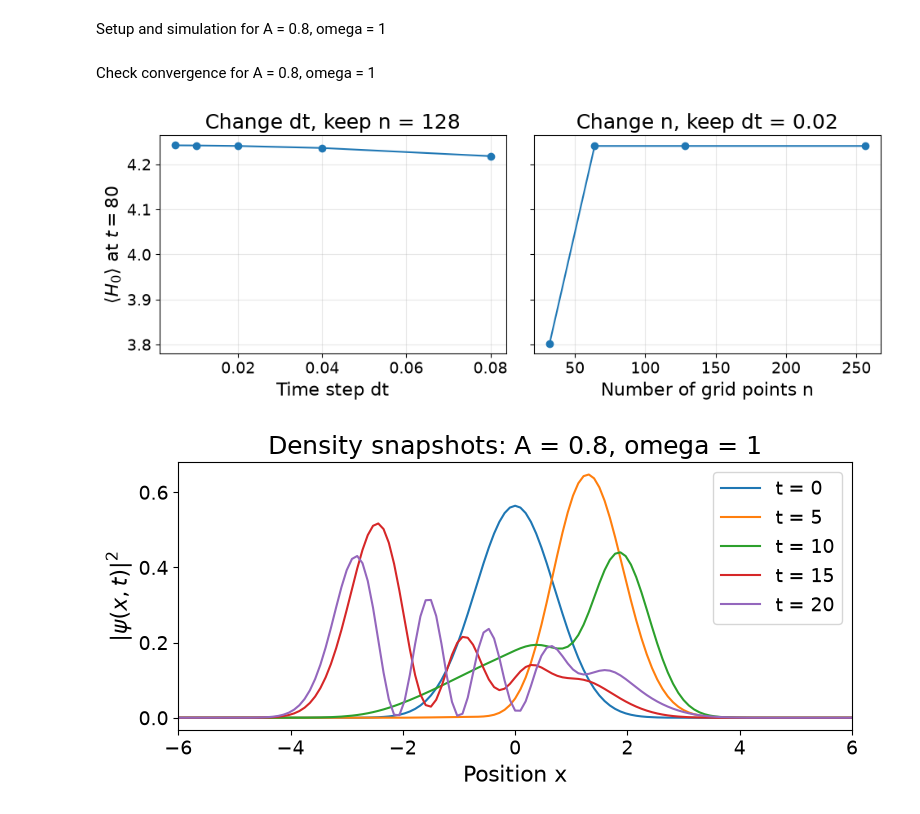
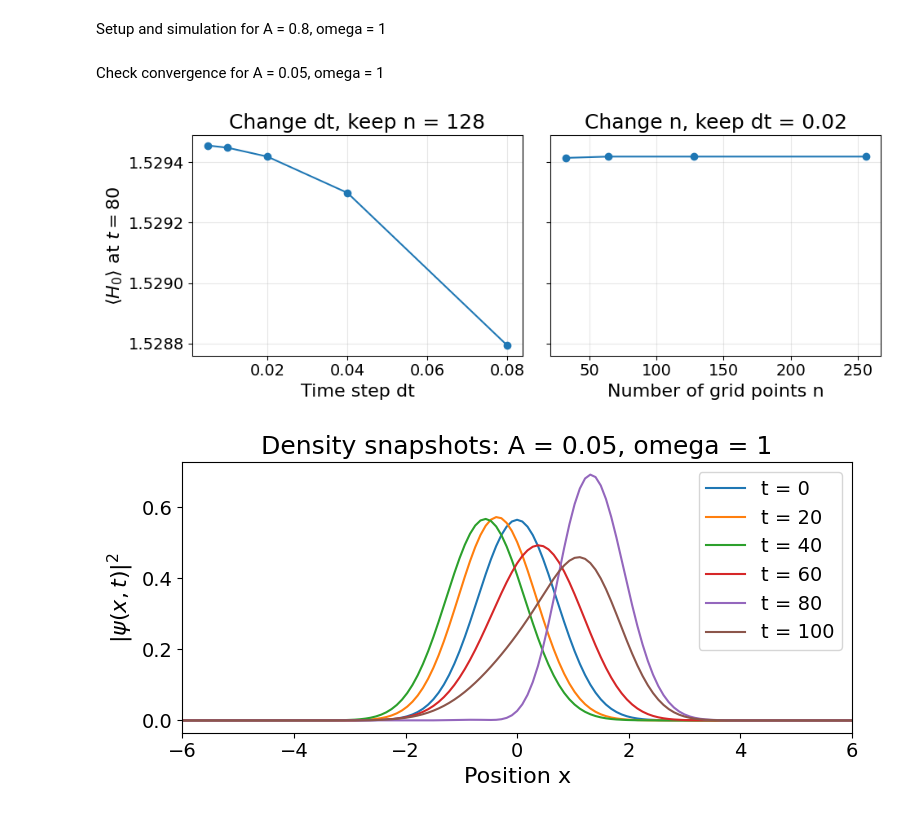
Before and after one commit to TO-PRARAMX/pc4230-project, a Jupyter notebook: example/01_tuneA_omega.ipynb, the cells around one changed output. Cells and saved outputs as stored; diff of their text form; code cells hidden in the pictures.

```diff
--- a/example/01_tuneA_omega.ipynb
+++ b/example/01_tuneA_omega.ipynb
@@ -24,7 +25,7 @@ sys.path.insert(0, str(folder))
 
 from harmonic import HarmonicOscillator
 # %%
-def simulate(A=0.8, omega=1.0, dt=0.02, n=128, L=12, tmax=20):
+def simulate(A=0.05, omega=1.0, dt=0.02, n=128, L=12, tmax=20, t_eval=None):
     ho = HarmonicOscillator(boundary=(-L, L), n=n)
     x = ho.xi()
     times = np.linspace(0, tmax, int(np.ceil(tmax / dt)) + 1)
@@ -43,18 +44,22 @@ def simulate(A=0.8, omega=1.0, dt=0.02, n=128, L=12, tmax=20):
             t0=times[i-1]
         )
 
-    # <H0>: sum each eigenstate's energy × its population
     amplitudes = states @ basis.conj()
     E0 = np.abs(amplitudes)**2 @ energies
 
+    # Subsample to requested times if t_eval given
+    if t_eval is not None:
+        indices = [np.argmin(np.abs(times - t)) for t in t_eval]
+        return x, times[indices], states[indices], E0[indices]
+
     return x, times, states, E0
 # %% [markdown]
-Check convergence for A = 0.8, omega = 1
+Check convergence for A = 0.05, omega = 1
 # %%
 time_results = {}
 for dt in [0.08, 0.04, 0.02, 0.01, 0.005]:
     _, _, _, energy = simulate(
-        A=0.8, omega=1.0, dt=dt,
+        A=0.05, omega=1.0, dt=dt,
         n=128, L=12, tmax=80
     )
     time_results[dt] = energy
@@ -62,7 +67,7 @@ for dt in [0.08, 0.04, 0.02, 0.01, 0.005]:
 grid_results = {}
 for n in [32, 64, 128, 256]:
     _, _, _, energy = simulate(
-        A=0.8, omega=1.0, dt=0.02,
+        A=0.05, omega=1.0, dt=0.02,
         n=n, L=12, tmax=80
     )
     grid_results[n] = energy
@@ -93,28 +98,27 @@ for ax in axes:
 plt.tight_layout()
 plt.show()
 # %% [output]
-[figure, old version]
+[figure, new version]
 # %%
-# More spatial points give smoother density plots
-x, times, states, _ = simulate(A=0.8, omega=1.0, n=256)
+x, times, states, _ = simulate(A=0.05, omega=1.0, n=256, tmax=100,
+                                t_eval=[0, 20, 40, 60, 80, 100])
 dx = x[1] - x[0]
 
 plt.figure(figsize=(8, 4))
 
-for timestamp in [0, 5, 10, 15, 20]:
-    i = np.argmin(np.abs(times - timestamp))
+for i, t in enumerate(times):
     density = np.abs(states[i])**2 / dx
-    plt.plot(x, density, label=f"t = {times[i]:g}")
+    plt.plot(x, density, label=f"t = {t:g}")
 
 plt.xlim(-6, 6)
 plt.xlabel("Position x")
 plt.ylabel(r"$|\psi(x,t)|^2$")
-plt.title("Density snapshots: A = 0.8, omega = 1")
+plt.title("Density snapshots: A = 0.05, omega = 1")
 plt.legend()
 plt.tight_layout()
 plt.show()
 # %% [output]
-[figure, old version]
+[figure, new version]
 # %%
 A_plot_w = [0.05, 0.1, 0.2]
 A_fixed_w = [0.02, 0.04, 0.06, 0.08,]
```
Also changed, not shown: parts of 3 cells of this notebook, 2 other files.
